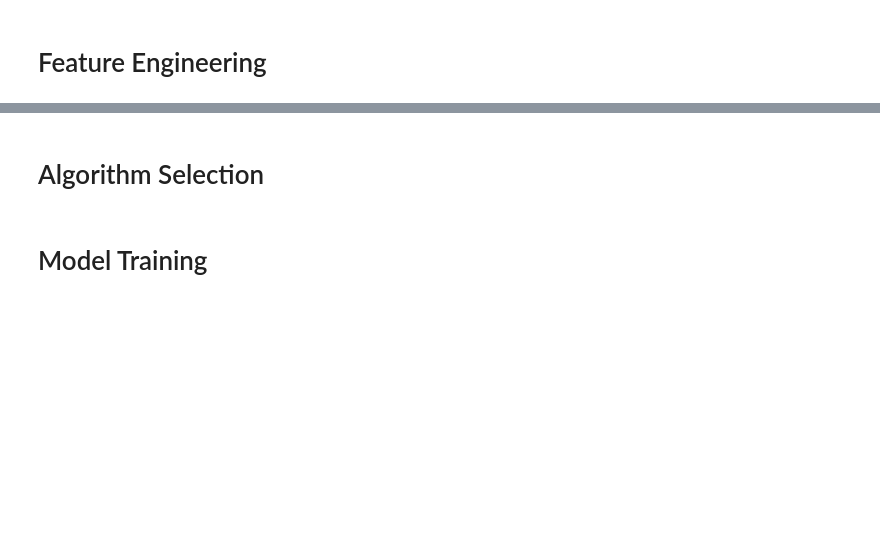
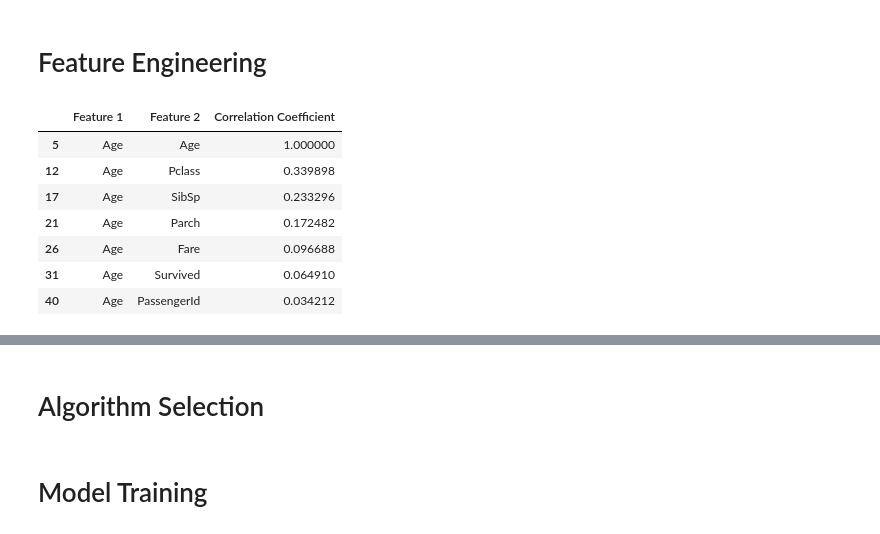
Before and after one commit to FatimaMoqran/titanic, a Jupyter notebook: titanic_project.ipynb, the cells around one changed output, grey strips where cells are left out. Saved outputs shown, nothing was run; the diff lists cells and outputs as text; code cells hidden in the pictures; blank space fills up the shorter version.

```diff
--- a/titanic_project.ipynb
+++ b/titanic_project.ipynb
@@ -184,2 +194,16 @@ df.fillna('missing', inplace = True)
 # %% [markdown]
 # Feature Engineering
+# %%
+#put ages by groups and fill the missing age by median age group
+df_corr = df.corr().abs().unstack().sort_values(kind="quicksort", ascending=False).reset_index()
+df_corr.rename(columns={"level_0": "Feature 1", "level_1": "Feature 2", 0: 'Correlation Coefficient'}, inplace=True)
+df_corr[df_corr['Feature 1'] == 'Age']
+# %% [output]
+|  | Feature 1 | Feature 2 | Correlation Coefficient |
+| 5 | Age | Age | 1.000000 |
+| 12 | Age | Pclass | 0.339898 |
+| 17 | Age | SibSp | 0.233296 |
+| 21 | Age | Parch | 0.172482 |
+| 26 | Age | Fare | 0.096688 |
+| 31 | Age | Survived | 0.064910 |
+| 40 | Age | PassengerId | 0.034212 |
```
Also changed, not shown: parts of 9 cells of this notebook.
